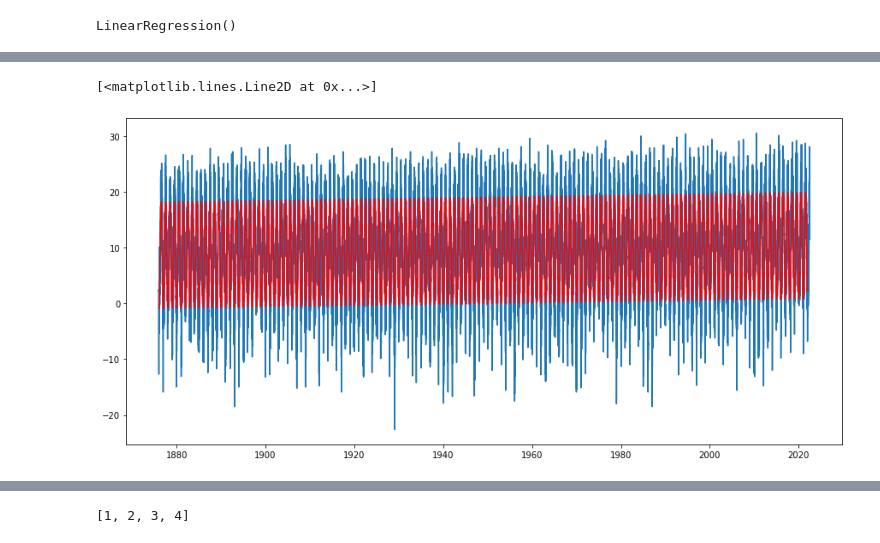
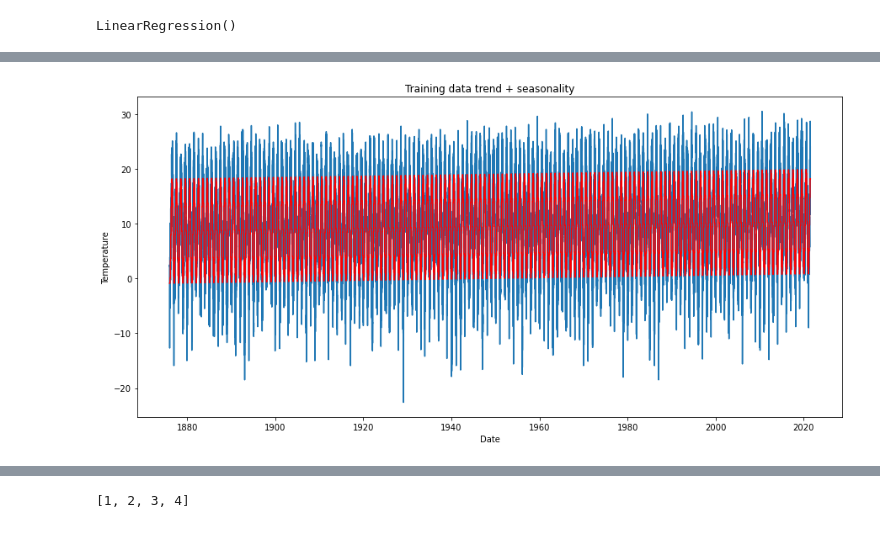
Before and after one commit to Kenoai/Spiced-Academy-Bootcamp, a Jupyter notebook: week_7/Project_7/Project_7.ipynb, the cells around one changed output, grey strips where cells are left out. Drawn from its saved outputs; the diff is of its cells as text; code cells hidden in the pictures.

```diff
--- a/week_7/Project_7/Project_7.ipynb
+++ b/week_7/Project_7/Project_7.ipynb
@@ -200,0 +170,3 @@ time_series_split = ts_split.split(X_train, y_train) """
+# %%
+X_train = add_seasonal_dummies(X_train)
+X_test = add_seasonal_dummies(X_test)
@@ -201,5 +175,5 @@ time_series_split = ts_split.split(X_train, y_train) """
 # %%
-m = LinearRegression()
-m.fit(X_train, y_train)
+#m = LinearRegression()
+LR.fit(X_train, y_train)
 # %% [output]
 LinearRegression()
@@ -215,2 +180,10 @@ result"""
 # %%
-X_train['seasonal'] = m.predict(X_train)
+# we create a new column to store seasonal data. This column will be useful when calculating the remainder
+
+def add_seasonal_and_sort(dataframe):
+
+    dataframe['seasonal'] = LR.predict(dataframe)
+    #dataframe.sort_index(inplace=True)
+
+add_seasonal_and_sort(X_train)
+add_seasonal_and_sort(X_test)
@@ -238,11 +190,11 @@ X_train
-# %%
-X_train.sort_index(inplace=True)
 # %%
+# and now we plot our train dataset trend + seasonality
+
 plt.figure(figsize=(15,7))
-plt.plot(df.index, df.temp)
+plt.plot(X_train.index, y_train)
 plt.plot(X_train.index, X_train.seasonal, color="red")
-#plt.xlabel('Date')
-#plt.ylabel('Temperature');
+plt.title('Training data trend + seasonality')
+plt.xlabel('Date')
+plt.ylabel('Temperature');
 # %% [output]
-[<matplotlib.lines.Line2D at 0x...>]
-[figure, old version]
+[figure, new version]
```
Also changed, not shown: parts of 77 cells of this notebook.
